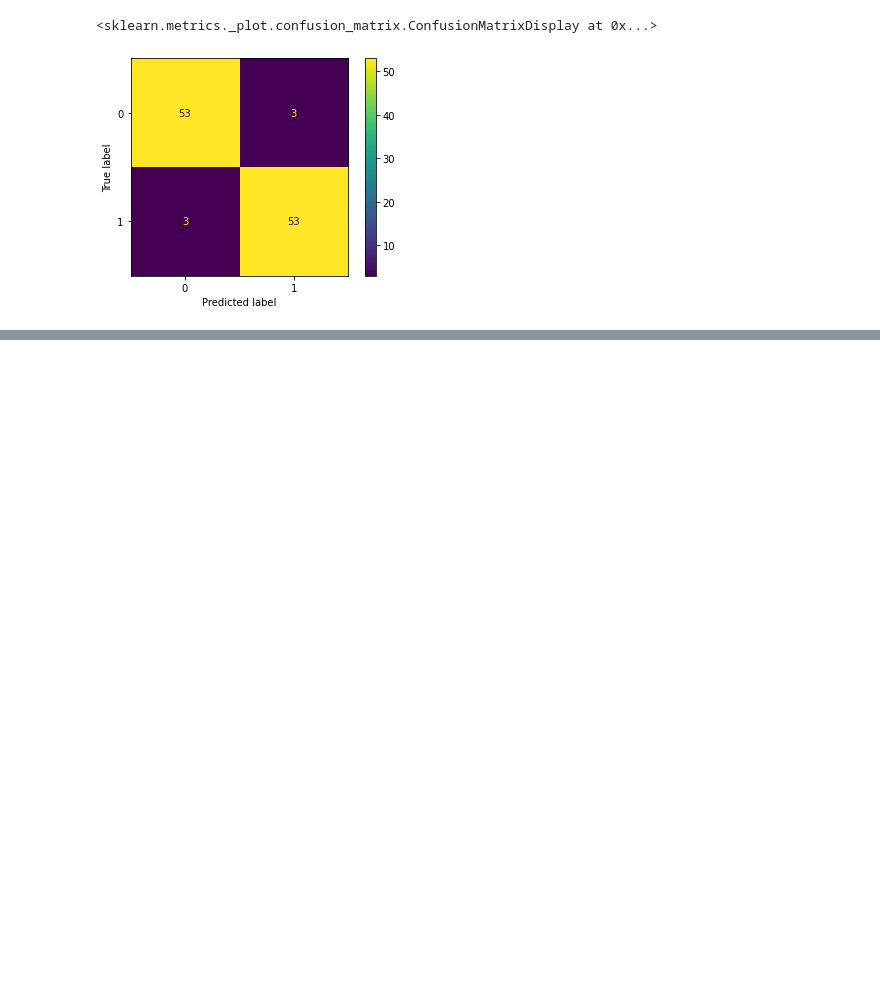
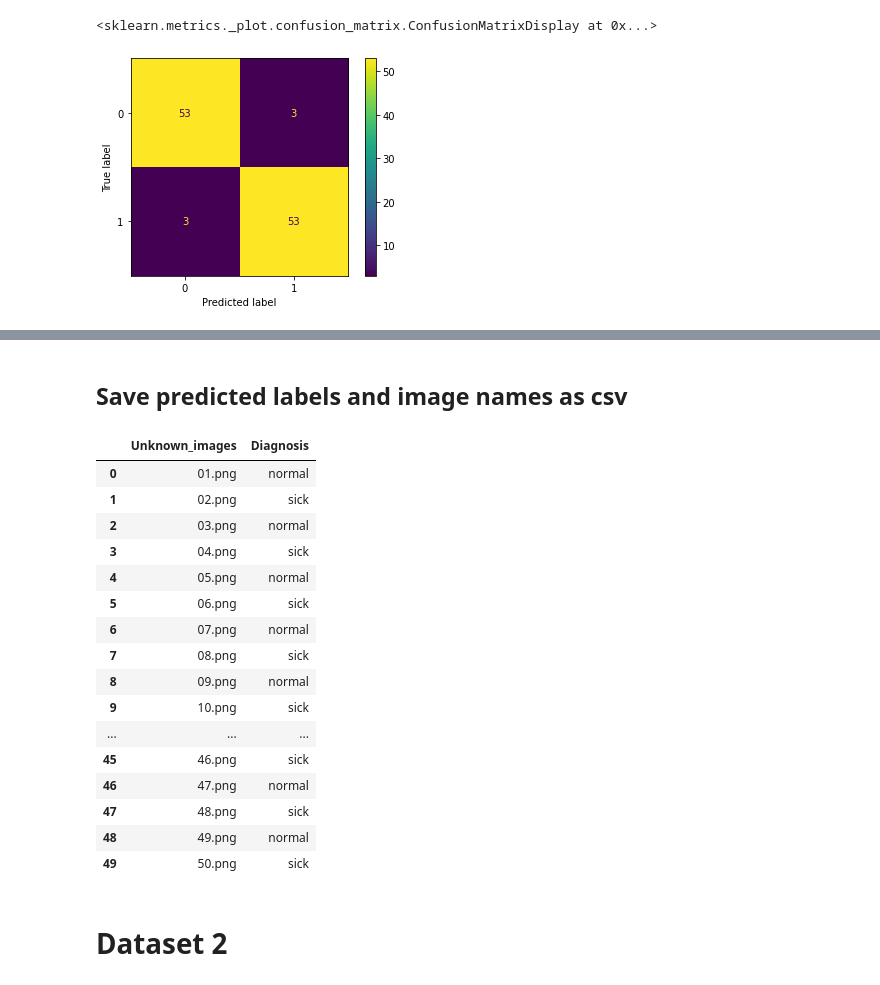
Before and after one commit to sulaiman-kagumire/MCS7204-Deep-Learning-Project, a Jupyter notebook: chest_opacity_classification.ipynb, the cells around one changed output, grey strips where cells are left out. Drawn from its saved outputs; the diff is of its cells as text; code cells hidden in the pictures; blank space fills up the shorter version.

```diff
--- a/chest_opacity_classification.ipynb
+++ b/chest_opacity_classification.ipynb
@@ -815,0 +484,2 @@ plot_confusion_matrix(cm=cm, classes=cm_plot_labels, title='Confusion Matrix')
+# %% [markdown]
+## Save predicted labels and image names as csv
@@ -815,0 +489,27 @@ plot_confusion_matrix(cm=cm, classes=cm_plot_labels, title='Confusion Matrix')
+# %%
+unknown_csv = pd.DataFrame({'Unknown_images':image_name, 'Diagnosis':unknown_labels})
+# %%
+unknown_csv.sort_values(by=['Unknown_images'], inplace=True)
+# %%
+unknown_csv = unknown_csv.reset_index(drop=True)
+unknown_csv['Diagnosis'].replace({0: "normal", 1:'sick'}, inplace=True)
+# %%
+unknown_csv
+# %% [output]
+|  | Unknown_images | Diagnosis |
+| 0 | 01.png | normal |
+| 1 | 02.png | sick |
+| 2 | 03.png | normal |
+| 3 | 04.png | sick |
+| 4 | 05.png | normal |
+| 5 | 06.png | sick |
+| 6 | 07.png | normal |
+| 7 | 08.png | sick |
+| 8 | 09.png | normal |
+| 9 | 10.png | sick |
+| ... | ... | ... |
+| 45 | 46.png | sick |
+| 46 | 47.png | normal |
+| 47 | 48.png | sick |
+| 48 | 49.png | normal |
+| 49 | 50.png | sick |
@@ -815,0 +518,2 @@ plot_confusion_matrix(cm=cm, classes=cm_plot_labels, title='Confusion Matrix')
+# %% [markdown]
+# Dataset 2
```
Also changed, not shown: parts of 100 cells of this notebook.
